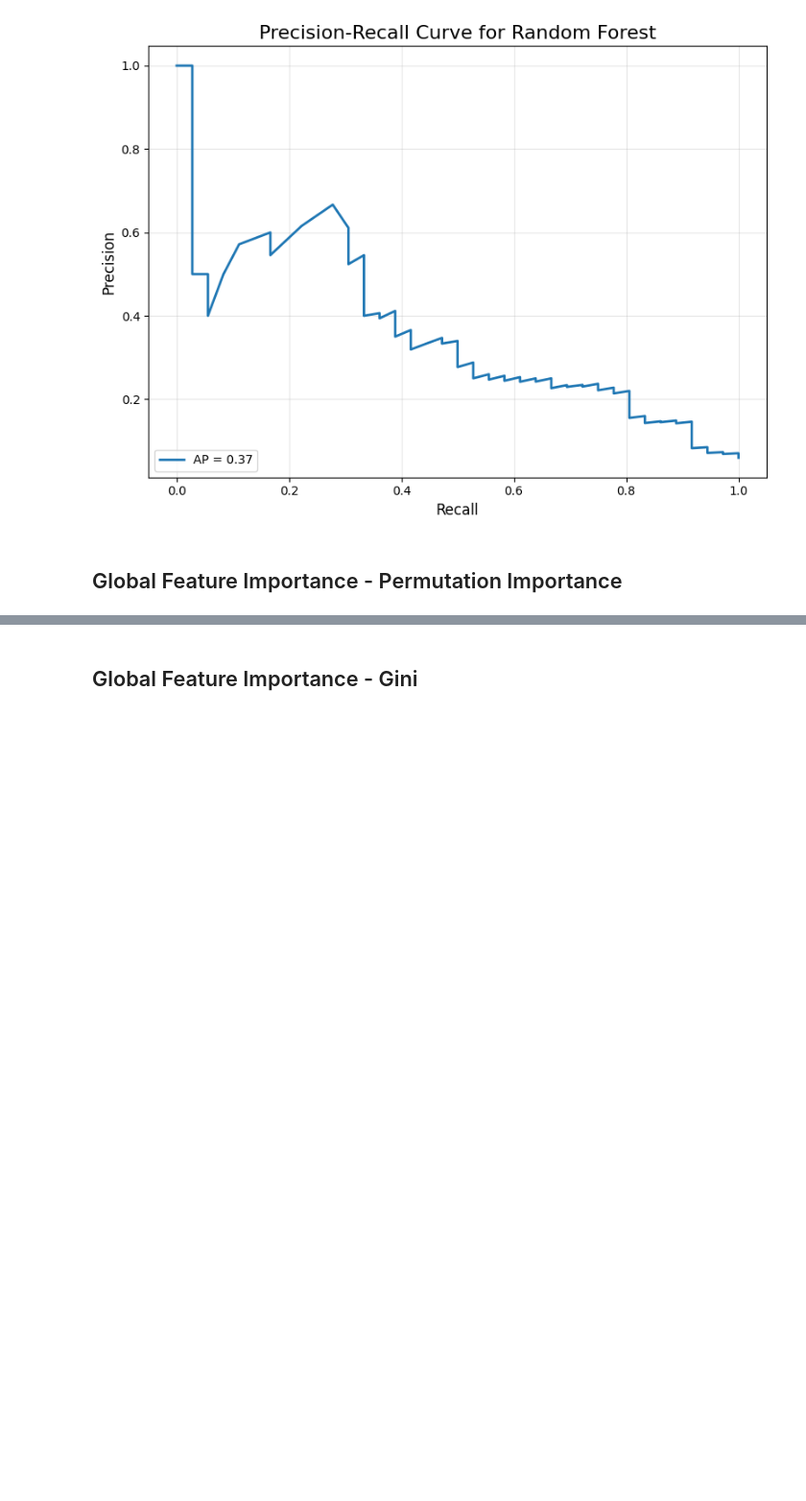
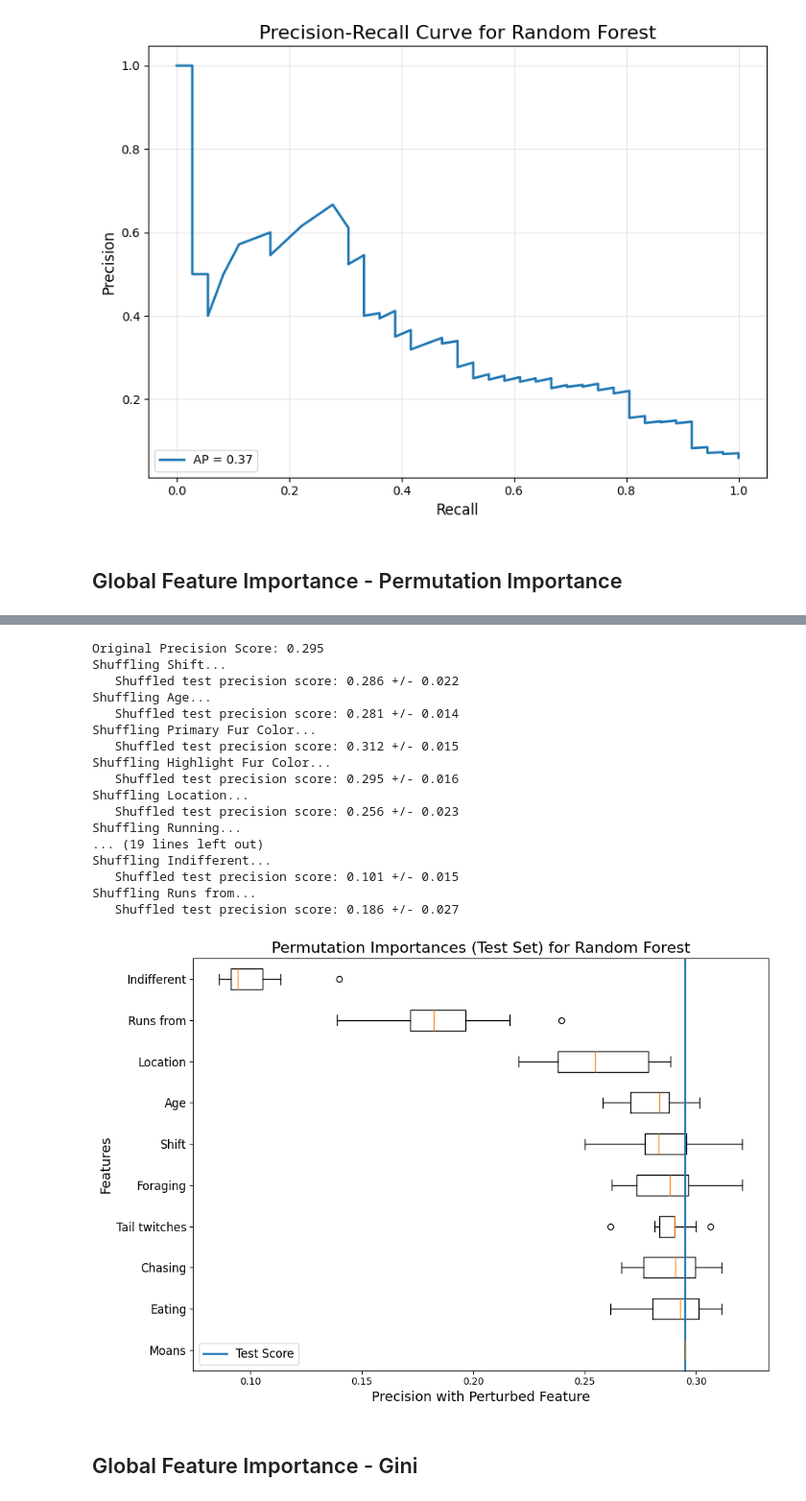
Before and after one commit to xiaoke-song/1030project_squirrels, a Jupyter notebook: src/friendly_squirrel.ipynb, the cells around one changed output, grey strips where cells are left out. Shown at 96% size. Cells and saved outputs as stored; diff of their text form; code cells hidden in the pictures; blank space fills up the shorter version.

```diff
--- a/src/friendly_squirrel.ipynb
+++ b/src/friendly_squirrel.ipynb
@@ -1151,3 +1128,79 @@ plt.show()
+# %%
+np.random.seed(84)
+Feature_Name = X_test.columns
+
+nr_runs = 10
+scores = np.zeros([len(Feature_Name), nr_runs])
+
+y_test_pred = best_model.predict(X_test)
+precision = precision_score(y_test, y_test_pred, pos_label=True)
+print(f"Original Precision Score: {precision:.3f}")
+
+for i, feature in enumerate(Feature_Name):
+    print(f"Shuffling {feature}...")
+    acc_scores = []
+    for j in range(nr_runs):
+        X_test_shuffled = X_test.copy()
+        X_test_shuffled[feature] = np.random.permutation(X_test[feature].values)
+        y_shuffled_pred = best_model.predict(X_test_shuffled)
+        score = precision_score(y_test, y_shuffled_pred, pos_label=True)
+        acc_scores.append(score)
+    mean_score = np.mean(acc_scores)
+    std_score = np.std(acc_scores)
+    print(f"   Shuffled test precision score: {mean_score:.3f} +/- {std_score:.3f}")
+    scores[i] = acc_scores
+
+desired_features = ['Indifferent', 'Runs from', 'Location', 'Shift', 'Tail twitches',
+                    'Age', 'Chasing', 'Foraging', 'Eating', 'Moans']
+
+desired_inds = [i for i, feature in enumerate(Feature_Name) if feature in desired_features]
+
+sorted_desired_inds = sorted(desired_inds, key=lambda i: -np.mean(scores[i]))
+
+selected_features = np.array(Feature_Name)[sorted_desired_inds]
+
+fig, ax = plt.subplots(figsize=(10, 7))
+box = ax.boxplot(
+    scores[sorted_desired_inds].T,
+    vert=False
+)
+
+ax.set_yticks(np.arange(1, len(sorted_desired_inds) + 1))
+ax.set_yticklabels(selected_features, fontsize=12)
+
+ax.axvline(
+    precision,
+    label="Test Score",
+    linewidth=2
+)
+
+ax.set_title("Permutation Importances (Test Set) for Random Forest", fontsize=16)
+ax.set_xlabel("Precision with Perturbed Feature", fontsize=14)
+ax.set_ylabel("Features", fontsize=14)
+ax.legend(fontsize=12, loc="lower left")
+plt.tight_layout()
+# save_path = os.path.join(os.path.expanduser("~"), "Desktop", "Global_Permutation_Importance.png")
+# plt.savefig(save_path, format='png', dpi=300, bbox_inches='tight')
+plt.show()
+# %% [output]
+Original Precision Score: 0.295
+Shuffling Shift...
+   Shuffled test precision score: 0.286 +/- 0.022
+Shuffling Age...
+   Shuffled test precision score: 0.281 +/- 0.014
+Shuffling Primary Fur Color...
+   Shuffled test precision score: 0.312 +/- 0.015
+Shuffling Highlight Fur Color...
+   Shuffled test precision score: 0.295 +/- 0.016
+Shuffling Location...
+   Shuffled test precision score: 0.256 +/- 0.023
+Shuffling Running...
+... (19 lines left out)
+Shuffling Indifferent...
+   Shuffled test precision score: 0.101 +/- 0.015
+Shuffling Runs from...
+   Shuffled test precision score: 0.186 +/- 0.027
+[figure, added]
 # %% [markdown]
 ## Global Feature Importance - Gini ##
 # %%
```
Also changed, not shown: parts of 2 cells of this notebook, 4 other files.
